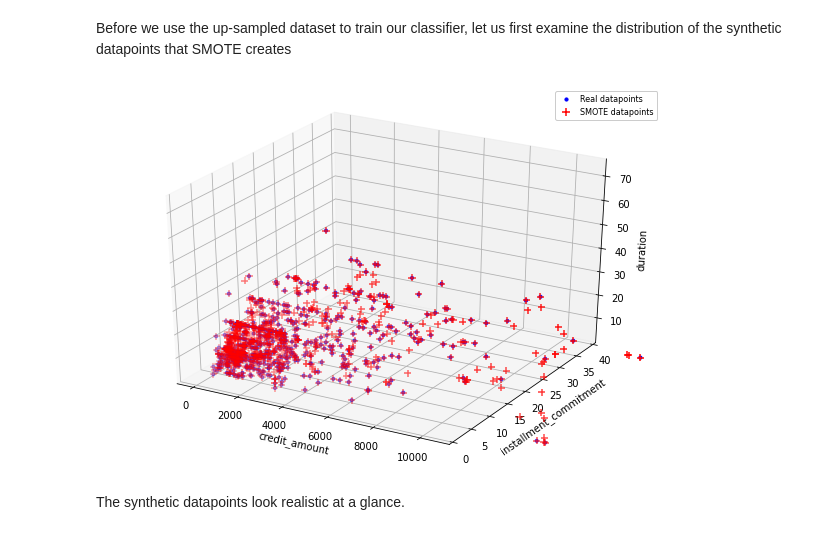
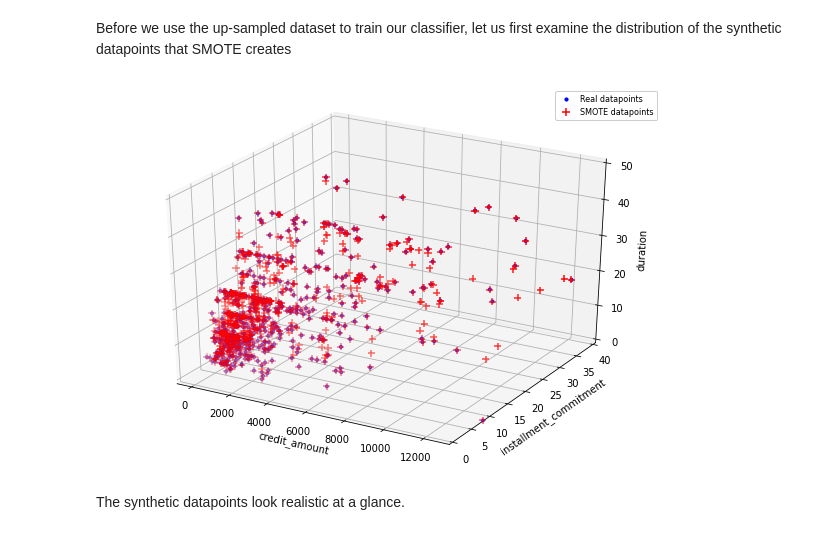
Before and after one commit to danphilps/credit_use_case, a Jupyter notebook: M6_Credit.ipynb, the cells around one changed output. Cells and saved outputs as stored; diff of their text form; code cells hidden in the pictures.

```diff
--- a/M6_Credit.ipynb
+++ b/M6_Credit.ipynb
@@ -532,27 +527,28 @@ Before we use the up-sampled dataset to train our classifier, let us first exami
 # %%
 from matplotlib import pyplot as plt
 from mpl_toolkits.mplot3d import Axes3D
 
 
 fig = plt.figure(figsize=(10, 7))
 ax = fig.add_subplot(111, projection='3d')
 
 ax.scatter(X_train['credit_amount'],X_train['installment_commitment'], X_train['duration'], marker="o", s=10, c='blue', label='Real datapoints')
 ax.scatter(X_upsampled_smote['credit_amount'],X_upsampled_smote['installment_commitment'], X_upsampled_smote['duration'], marker="+", s=50, c='red', label='SMOTE datapoints')
 
 # set axes range
-plt.xlim(-500, 11000)
-plt.ylim(0, 40)
+ax.set_xlim(-500, 13000)
+ax.set_ylim(0, 40)
+ax.set_zlim(0,50)
 
 ax.set_xlabel('credit_amount')
 ax.set_ylabel('installment_commitment')
 ax.set_zlabel('duration')
 
 plt.title= 'How SMOTE Samples are Distributed vs Real Data Points'
 plt.legend(loc=1,framealpha=1, fontsize=8)
 plt.show()
 # %% [output]
-[figure, old version]
+[figure, new version]
 # %% [markdown]
 The synthetic datapoints look realistic at a glance.
 # %%
```
Also changed, not shown: parts of 59 cells of this notebook.
